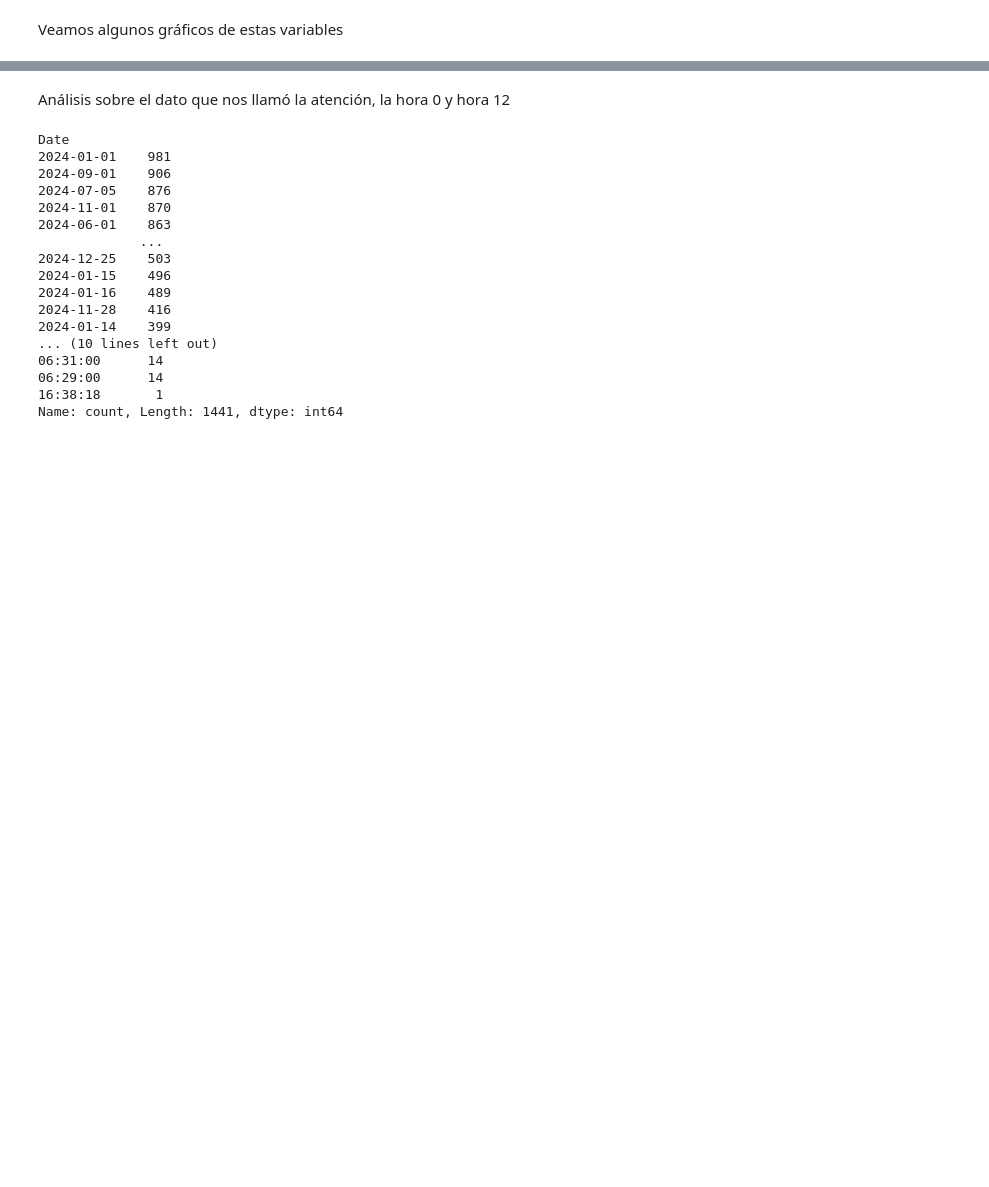
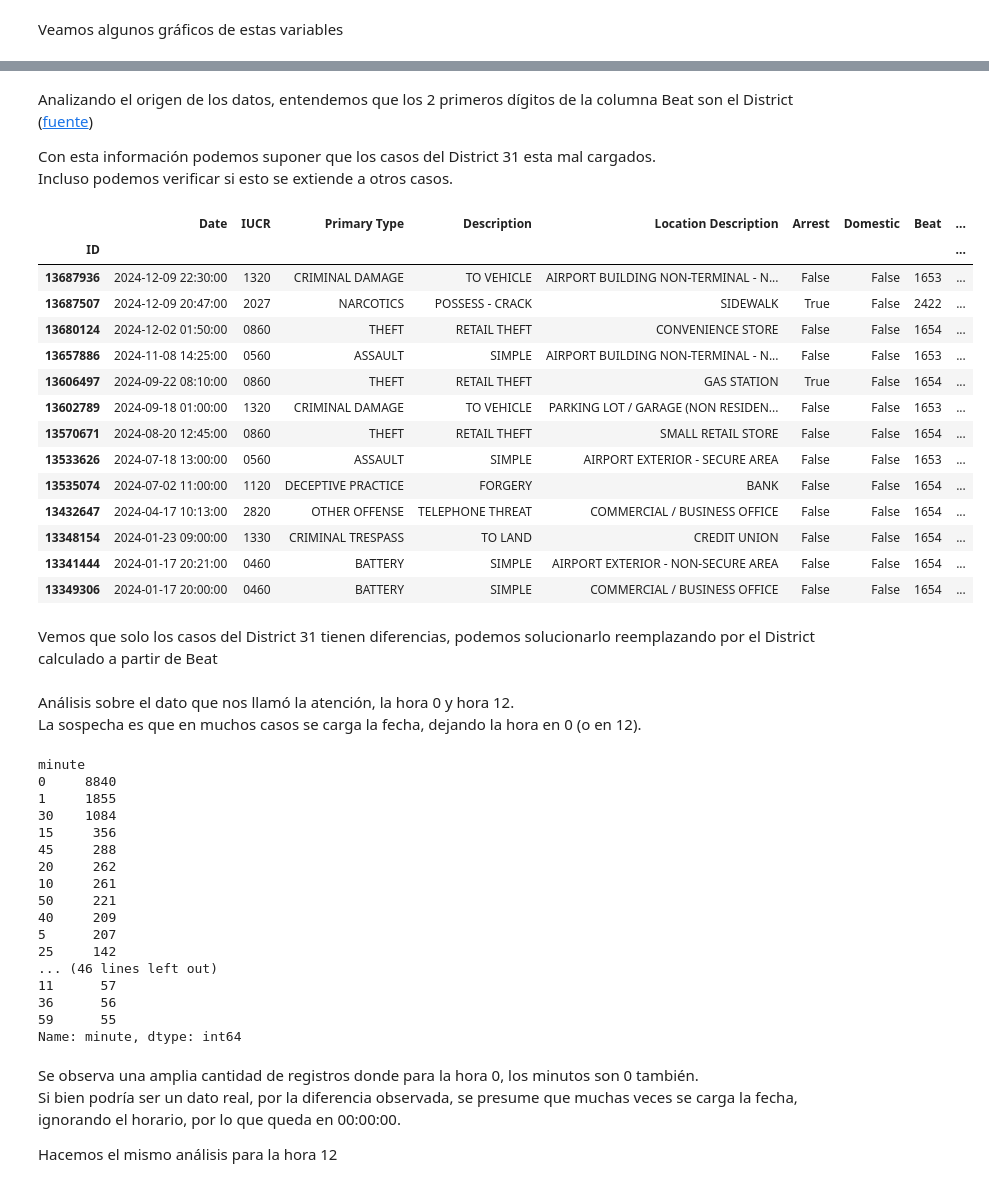
Before and after one commit to gjmv/CEIA_2025_B2_AdD_TP, a Jupyter notebook: TP.ipynb, the cells around one changed output, grey strips where cells are left out. Cells and saved outputs as stored; diff of their text form; code cells hidden in the pictures; blank space fills up the shorter version.

```diff
--- a/TP.ipynb
+++ b/TP.ipynb
@@ -382,0 +426,25 @@ plt.show()
+# %% [markdown]
+Analizando el origen de los datos, entendemos que los 2 primeros dígitos de la columna Beat son el District ([fuente](https://data.cityofchicago.org/Public-Safety/Boundaries-Police-Beats-current-/aerh-rz74))
+
+Con esta información podemos suponer que los casos del District 31 esta mal cargados.
+Incluso podemos verificar si esto se extiende a otros casos.
+# %%
+df_csv[df_csv["District"] != (df_csv["Beat"].astype(int) // 100)]
+# %% [output]
+|  | Date | IUCR | Primary Type | Description | Location Description | Arrest | Domestic | Beat | ... |
+| ID |  |  |  |  |  |  |  |  | ... |
+| 13687936 | 2024-12-09 22:30:00 | 1320 | CRIMINAL DAMAGE | TO VEHICLE | AIRPORT BUILDING NON-TERMINAL - N... | False | False | 1653 | ... |
+| 13687507 | 2024-12-09 20:47:00 | 2027 | NARCOTICS | POSSESS - CRACK | SIDEWALK | True | False | 2422 | ... |
+| 13680124 | 2024-12-02 01:50:00 | 0860 | THEFT | RETAIL THEFT | CONVENIENCE STORE | False | False | 1654 | ... |
+| 13657886 | 2024-11-08 14:25:00 | 0560 | ASSAULT | SIMPLE | AIRPORT BUILDING NON-TERMINAL - N... | False | False | 1653 | ... |
+| 13606497 | 2024-09-22 08:10:00 | 0860 | THEFT | RETAIL THEFT | GAS STATION | True | False | 1654 | ... |
+| 13602789 | 2024-09-18 01:00:00 | 1320 | CRIMINAL DAMAGE | TO VEHICLE | PARKING LOT / GARAGE (NON RESIDEN... | False | False | 1653 | ... |
+| 13570671 | 2024-08-20 12:45:00 | 0860 | THEFT | RETAIL THEFT | SMALL RETAIL STORE | False | False | 1654 | ... |
+| 13533626 | 2024-07-18 13:00:00 | 0560 | ASSAULT | SIMPLE | AIRPORT EXTERIOR - SECURE AREA | False | False | 1653 | ... |
+| 13535074 | 2024-07-02 11:00:00 | 1120 | DECEPTIVE PRACTICE | FORGERY | BANK | False | False | 1654 | ... |
+| 13432647 | 2024-04-17 10:13:00 | 2820 | OTHER OFFENSE | TELEPHONE THREAT | COMMERCIAL / BUSINESS OFFICE | False | False | 1654 | ... |
+| 13348154 | 2024-01-23 09:00:00 | 1330 | CRIMINAL TRESPASS | TO LAND | CREDIT UNION | False | False | 1654 | ... |
+| 13341444 | 2024-01-17 20:21:00 | 0460 | BATTERY | SIMPLE | AIRPORT EXTERIOR - NON-SECURE AREA | False | False | 1654 | ... |
+| 13349306 | 2024-01-17 20:00:00 | 0460 | BATTERY | SIMPLE | COMMERCIAL / BUSINESS OFFICE | False | False | 1654 | ... |
+# %% [markdown]
+Vemos que solo los casos del District 31 tienen diferencias, podemos solucionarlo reemplazando por el District calculado a partir de Beat
@@ -383,25 +454,33 @@ plt.show()
 # %% [markdown]
-Análisis sobre el dato que nos llamó la atención, la hora 0 y hora 12
+Análisis sobre el dato que nos llamó la atención, la hora 0 y hora 12.
+La sospecha es que en muchos casos se carga la fecha, dejando la hora en 0 (o en 12).
 # %%
-
-print(df_csv["Date"].dt.date.value_counts())
-
-print(df_csv["Date"].dt.time.value_counts())
+# Separamos los datos con hora 0
+df_hour_0 = df_csv[df_csv["Hour"] == 0].copy()
+# Agregamos minutos a la observación
+df_hour_0["minute"] = df_hour_0.Date.dt.minute
+# Visualizamos la cantidad para cada minuto en los datos con hora 0, ordenado descendentemente
+display(df_hour_0.groupby("minute")["minute"].count().sort_values(ascending=False))
 # %% [output]
-Date
-2024-01-01    981
-2024-09-01    906
-2024-07-05    876
-2024-11-01    870
-2024-06-01    863
-             ...
-2024-12-25    503
-2024-01-15    496
-2024-01-16    489
-2024-11-28    416
-2024-01-14    399
-... (10 lines left out)
-06:31:00      14
-06:29:00      14
-16:38:18       1
-Name: count, Length: 1441, dtype: int64
+minute
+0     8840
+1     1855
+30    1084
+15     356
+45     288
+20     262
+10     261
+50     221
+40     209
+5      207
+25     142
+... (46 lines left out)
+11      57
+36      56
+59      55
+Name: minute, dtype: int64
+# %% [markdown]
+Se observa una amplia cantidad de registros donde para la hora 0, los minutos son 0 también.
+Si bien podría ser un dato real, por la diferencia observada, se presume que muchas veces se carga la fecha, ignorando el horario, por lo que queda en 00:00:00.
+
+Hacemos el mismo análisis para la hora 12
```
Also changed, not shown: parts of 15 cells of this notebook.
